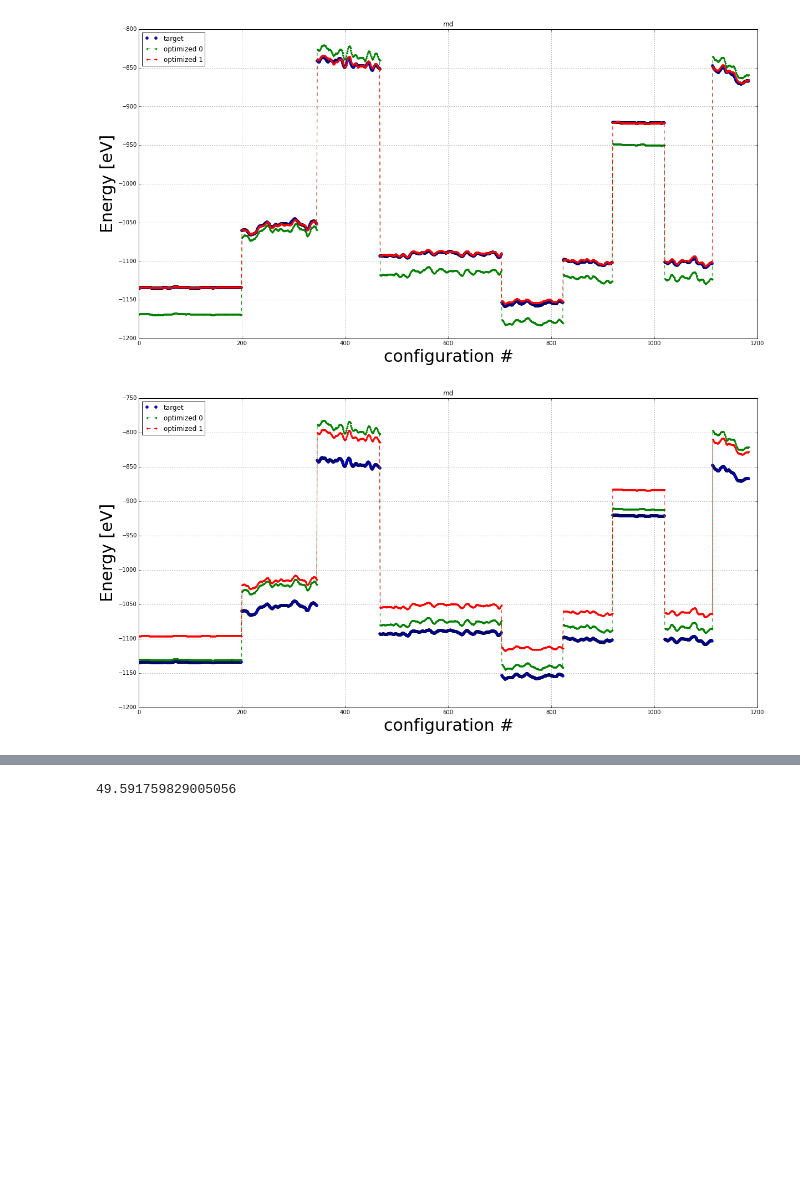
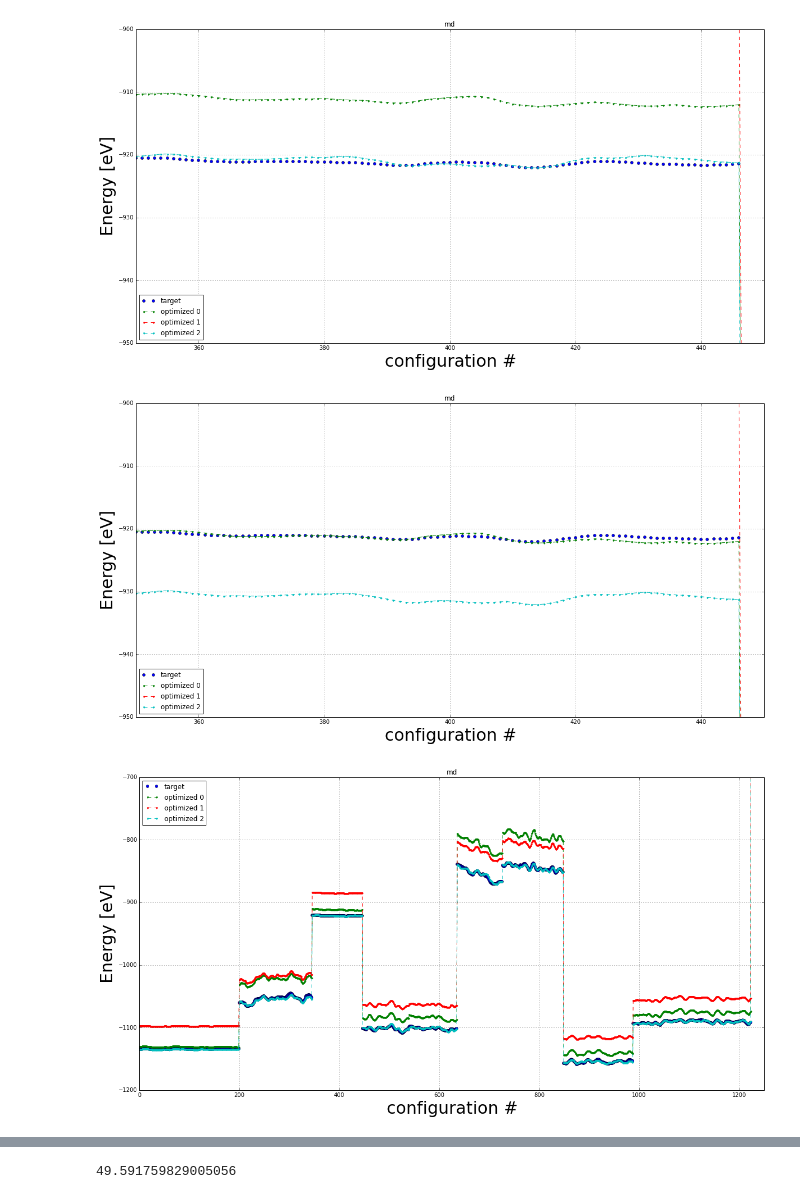
Before and after one commit to vlcekl/eam-models, a Jupyter notebook: notebooks/inspect_and_save.ipynb, the cells around one changed output, grey strips where cells are left out. Saved outputs shown, nothing was run; the diff lists cells and outputs as text; code cells hidden in the pictures; blank space fills up the shorter version.

```diff
--- a/notebooks/inspect_and_save.ipynb
+++ b/notebooks/inspect_and_save.ipynb
@@ -38,16 +58,4 @@ with open(os.path.join(working, target_file+'.pickle'), 'rb') as fi:
 
 with open(os.path.join(working, params_file + '.pickle'), 'rb') as fi:
     param_list = pickle.load(fi)
-# %%
-def find_index(select_list, full_list):
-    knots = []
-    for sel in select_list:
-        for i, elem in enumerate(full_list):
-            if abs(sel - elem) < 1e-9:
-                knots.append(i)
-                break
-
-    assert len(knots) == len(select_list), "Knots and select_list lengths do not match"
-
-    return knots
 # %%
@@ -90,0 +121,10 @@ print('pars', param_list[0]['hyperparams'])
+# %%
+pair_knots = [2.22, 2.46, 2.5648975,  2.629795 ,  2.6946925,  2.8663175,  2.973045 ,
+        3.0797725,  3.5164725,  3.846445 ,  4.1764175,  4.700845 ,
+        4.8953   ,  5.089755 ,  5.3429525,  5.401695 ,  5.4604375]
+edens_knots = [ 2.5, 2.8663175, 3.1,  3.5,  4.9, 5.4604375]
+# %%
+stats = downselect(stats_all, pair_knots, edens_knots)
+print(stats['hyperparams'])
+stats_select_md = downselect(stats_md, pair_knots, edens_knots)
+print(stats_select_md['hyperparams'])
@@ -90,0 +134,3 @@ print('pars', param_list[0]['hyperparams'])
+# %%
+targets['md'] = targets_md['md']
+stats['md'] = stats_select_md['md']
@@ -366,16 +688,27 @@ plot_udif(targets, stats, 'eos_fcc', optimal_params, x_lim=x_lim, y_lim=y_lim, s
 # %%
 # plot MD trajectories
 x_lim = (350,520)
+x_lim = (650, 900)
+x_lim = (350,450)
 #x_lim = (0,200)
 #x_lim = (930, 1020)
 #x_lim = (200, 380)
-x_lim = (1120, 1200)
+#x_lim = (1120, 1200)
 y_lim = (-900,-780)
 #y_lim = (-1140,-1090)
-#y_lim = (-940,-880)
+y_lim = (-940,-880)
+y_lim = (-880, -820)
+y_lim = (-950,-900)
+#y_lim = (-1075, -1035)
 
-plot_udif(targets, stats, 'md', optimal_params, shift=-38)#, x_lim=x_lim, y_lim=y_lim, shift=-39)
-plot_udif(targets, stats, 'md', optimal_params)#, x_lim=x_lim, y_lim=y_lim, shift=-48)
+
+plot_udif(targets, stats, 'md', optimal_params, x_lim=x_lim, y_lim=y_lim, shift=0)
+plot_udif(targets, stats, 'md', optimal_params, x_lim=x_lim, y_lim=y_lim, shift=-10)
+x_lim = (0, 1250)
+y_lim = (-1200, -700)
+plot_udif(targets, stats, 'md', optimal_params[:], x_lim=x_lim, y_lim=y_lim, shift=0)
+plot_udif(targets, stats, 'md', optimal_params[:], x_lim=x_lim, y_lim=y_lim, shift=-36)
 # %% [output]
-[figure, old version]
+[figure, new version]
-[figure, old version]
+[figure, new version]
+[figure, added]
```
Also changed, not shown: parts of 35 cells of this notebook, 26 other files.
